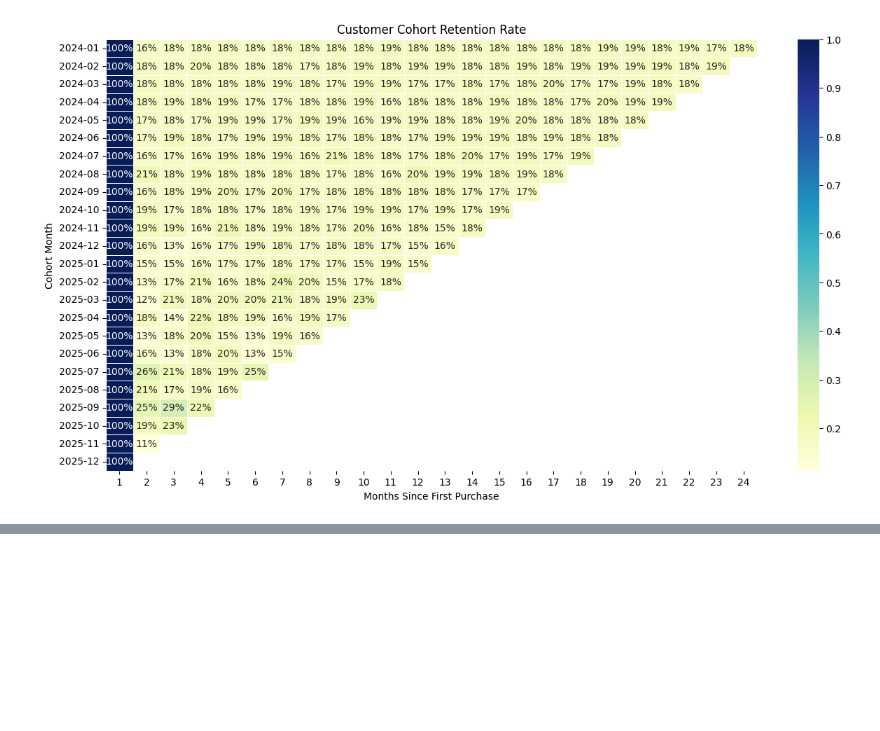
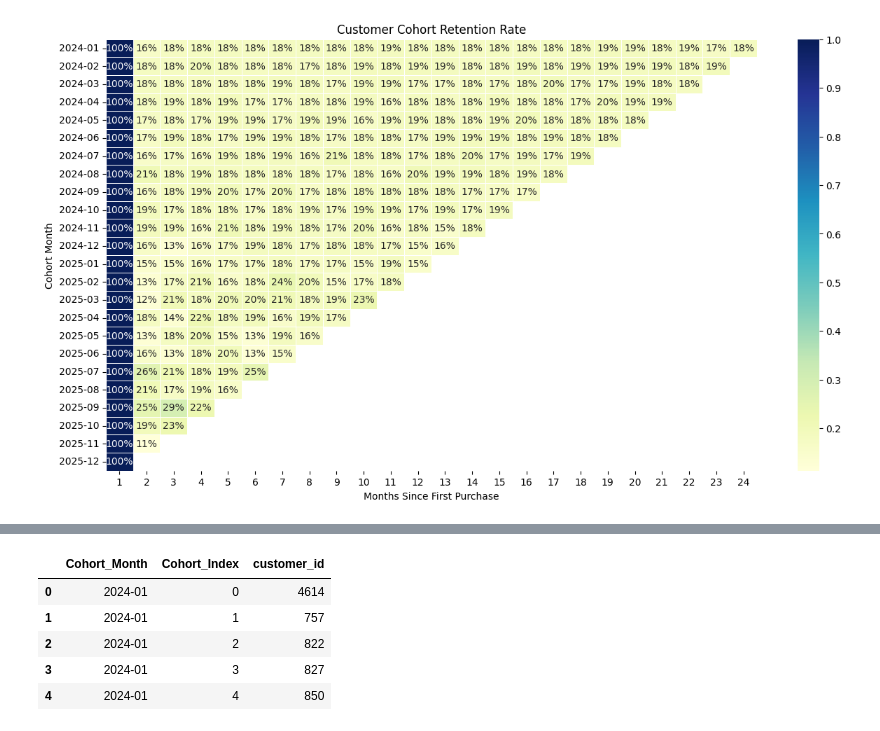
Before and after one commit to ap073/data_analytics_project2, a Jupyter notebook: 03_Cohort_Analysis.ipynb, the cells around one changed output, grey strips where cells are left out. Cells and saved outputs as stored; diff of their text form; code cells hidden in the pictures; blank space fills up the shorter version.

```diff
--- a/03_Cohort_Analysis.ipynb
+++ b/03_Cohort_Analysis.ipynb
@@ -165,0 +196,16 @@ plt.show()
+# %%
+#Build the Cohort Table
+cohort_data = (
+    df.groupby(["Cohort_Month", "Cohort_Index"])["customer_id"]
+      .nunique()
+      .reset_index()
+)
+
+cohort_data.head()
+# %% [output]
+|  | Cohort_Month | Cohort_Index | customer_id |
+| 0 | 2024-01 | 0 | 4614 |
+| 1 | 2024-01 | 1 | 757 |
+| 2 | 2024-01 | 2 | 822 |
+| 3 | 2024-01 | 3 | 827 |
+| 4 | 2024-01 | 4 | 850 |
```
Also changed, not shown: parts of 7 cells of this notebook.
